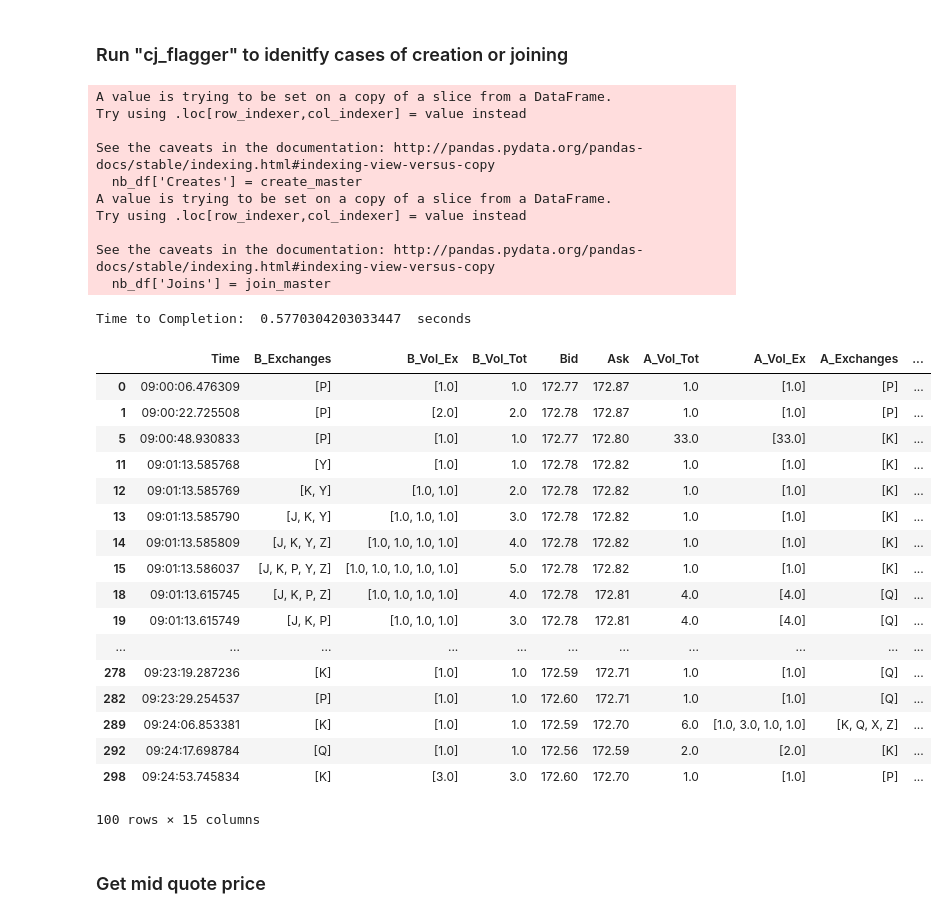
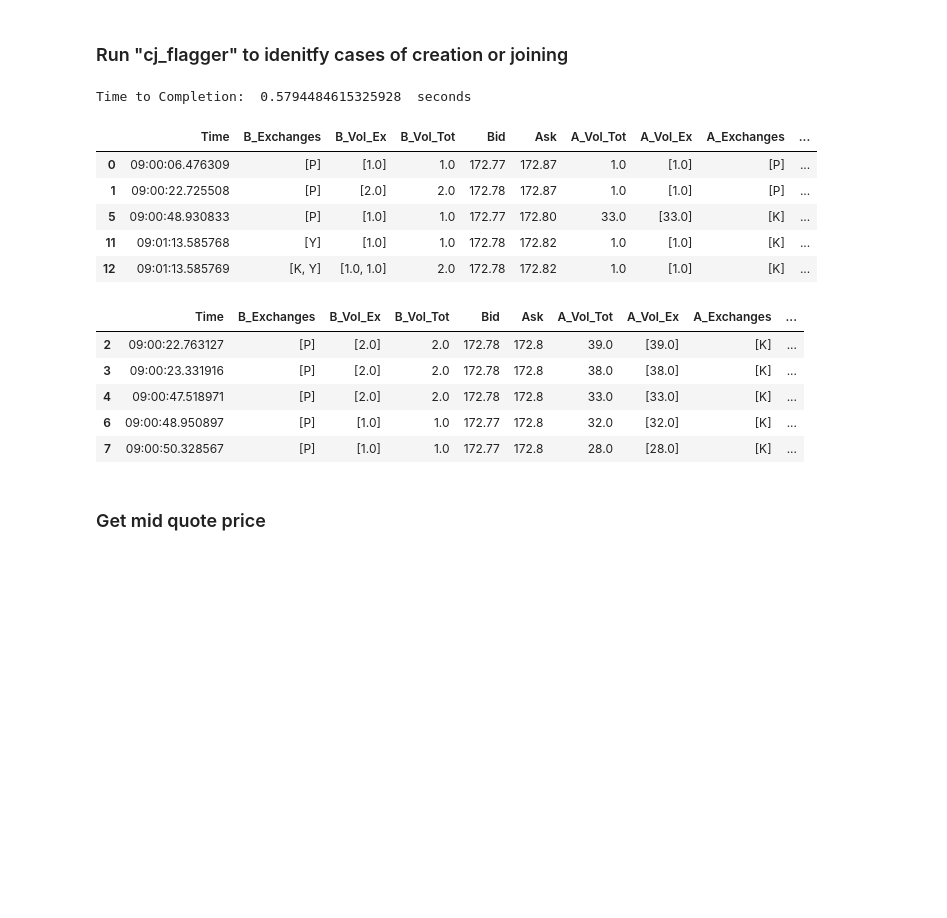
Before and after one commit to kevinramlal/QuotingBehaviour, a Jupyter notebook: TAQ/Notebooks/TAQ Quote Wrangler Demo.ipynb, the cells around one changed output. Cells and saved outputs as stored; diff of their text form; code cells hidden in the pictures; blank space fills up the shorter version.

```diff
--- a/TAQ/Notebooks/TAQ Quote Wrangler Demo.ipynb
+++ b/TAQ/Notebooks/TAQ Quote Wrangler Demo.ipynb
@@ -71,40 +91,28 @@ NBB  = AAPL_QW.NB_master[AAPL_QW.NB_master.Flag == 'NBB']
 # %%
 #create or joins on the Bid Side
 start = time.time()
 NBB_cj = AAPL_QW.cj_flagger(nbb_flag = True)
 end = time.time()
 print('Time to Completion: ', end-start, " seconds")
-NBB_cj.head(100)
+NBB_cj.head(5)
 # %% [output]
-A value is trying to be set on a copy of a slice from a DataFrame.
-Try using .loc[row_indexer,col_indexer] = value instead
-
-See the caveats in the documentation: http://pandas.pydata.org/pandas-docs/stable/indexing.html#indexing-view-versus-copy
-  nb_df['Creates'] = create_master
-A value is trying to be set on a copy of a slice from a DataFrame.
-Try using .loc[row_indexer,col_indexer] = value instead
-
-See the caveats in the documentation: http://pandas.pydata.org/pandas-docs/stable/indexing.html#indexing-view-versus-copy
-  nb_df['Joins'] = join_master
+Time to Completion:  0.5794484615325928  seconds
-Time to Completion:  0.5770304203033447  seconds
 |  | Time | B_Exchanges | B_Vol_Ex | B_Vol_Tot | Bid | Ask | A_Vol_Tot | A_Vol_Ex | A_Exchanges | ... |
 | 0 | 09:00:06.476309 | [P] | [1.0] | 1.0 | 172.77 | 172.87 | 1.0 | [1.0] | [P] | ... |
 | 1 | 09:00:22.725508 | [P] | [2.0] | 2.0 | 172.78 | 172.87 | 1.0 | [1.0] | [P] | ... |
 | 5 | 09:00:48.930833 | [P] | [1.0] | 1.0 | 172.77 | 172.80 | 33.0 | [33.0] | [K] | ... |
 | 11 | 09:01:13.585768 | [Y] | [1.0] | 1.0 | 172.78 | 172.82 | 1.0 | [1.0] | [K] | ... |
 | 12 | 09:01:13.585769 | [K, Y] | [1.0, 1.0] | 2.0 | 172.78 | 172.82 | 1.0 | [1.0] | [K] | ... |
-| 13 | 09:01:13.585790 | [J, K, Y] | [1.0, 1.0, 1.0] | 3.0 | 172.78 | 172.82 | 1.0 | [1.0] | [K] | ... |
-| 14 | 09:01:13.585809 | [J, K, Y, Z] | [1.0, 1.0, 1.0, 1.0] | 4.0 | 172.78 | 172.82 | 1.0 | [1.0] | [K] | ... |
-| 15 | 09:01:13.586037 | [J, K, P, Y, Z] | [1.0, 1.0, 1.0, 1.0, 1.0] | 5.0 | 172.78 | 172.82 | 1.0 | [1.0] | [K] | ... |
-| 18 | 09:01:13.615745 | [J, K, P, Z] | [1.0, 1.0, 1.0, 1.0] | 4.0 | 172.78 | 172.81 | 4.0 | [4.0] | [Q] | ... |
-| 19 | 09:01:13.615749 | [J, K, P] | [1.0, 1.0, 1.0] | 3.0 | 172.78 | 172.81 | 4.0 | [4.0] | [Q] | ... |
-| ... | ... | ... | ... | ... | ... | ... | ... | ... | ... | ... |
-| 278 | 09:23:19.287236 | [K] | [1.0] | 1.0 | 172.59 | 172.71 | 1.0 | [1.0] | [Q] | ... |
-| 282 | 09:23:29.254537 | [P] | [1.0] | 1.0 | 172.60 | 172.71 | 1.0 | [1.0] | [Q] | ... |
-| 289 | 09:24:06.853381 | [K] | [1.0] | 1.0 | 172.59 | 172.70 | 6.0 | [1.0, 3.0, 1.0, 1.0] | [K, Q, X, Z] | ... |
-| 292 | 09:24:17.698784 | [Q] | [1.0] | 1.0 | 172.56 | 172.59 | 2.0 | [2.0] | [K] | ... |
-| 298 | 09:24:53.745834 | [K] | [3.0] | 3.0 | 172.60 | 172.70 | 1.0 | [1.0] | [P] | ... |
-100 rows × 15 columns
+# %%
+NBO_cj = AAPL_QW.cj_flagger(nbb_flag = False)
+NBO_cj.head(5)
+# %% [output]
+|  | Time | B_Exchanges | B_Vol_Ex | B_Vol_Tot | Bid | Ask | A_Vol_Tot | A_Vol_Ex | A_Exchanges | ... |
+| 2 | 09:00:22.763127 | [P] | [2.0] | 2.0 | 172.78 | 172.8 | 39.0 | [39.0] | [K] | ... |
+| 3 | 09:00:23.331916 | [P] | [2.0] | 2.0 | 172.78 | 172.8 | 38.0 | [38.0] | [K] | ... |
+| 4 | 09:00:47.518971 | [P] | [2.0] | 2.0 | 172.78 | 172.8 | 33.0 | [33.0] | [K] | ... |
+| 6 | 09:00:48.950897 | [P] | [1.0] | 1.0 | 172.77 | 172.8 | 32.0 | [32.0] | [K] | ... |
+| 7 | 09:00:50.328567 | [P] | [1.0] | 1.0 | 172.77 | 172.8 | 28.0 | [28.0] | [K] | ... |
 # %% [markdown]
 ### Get mid quote price
 # %% [markdown]
```
Also changed, not shown: parts of 5 cells of this notebook, 7 other files.
